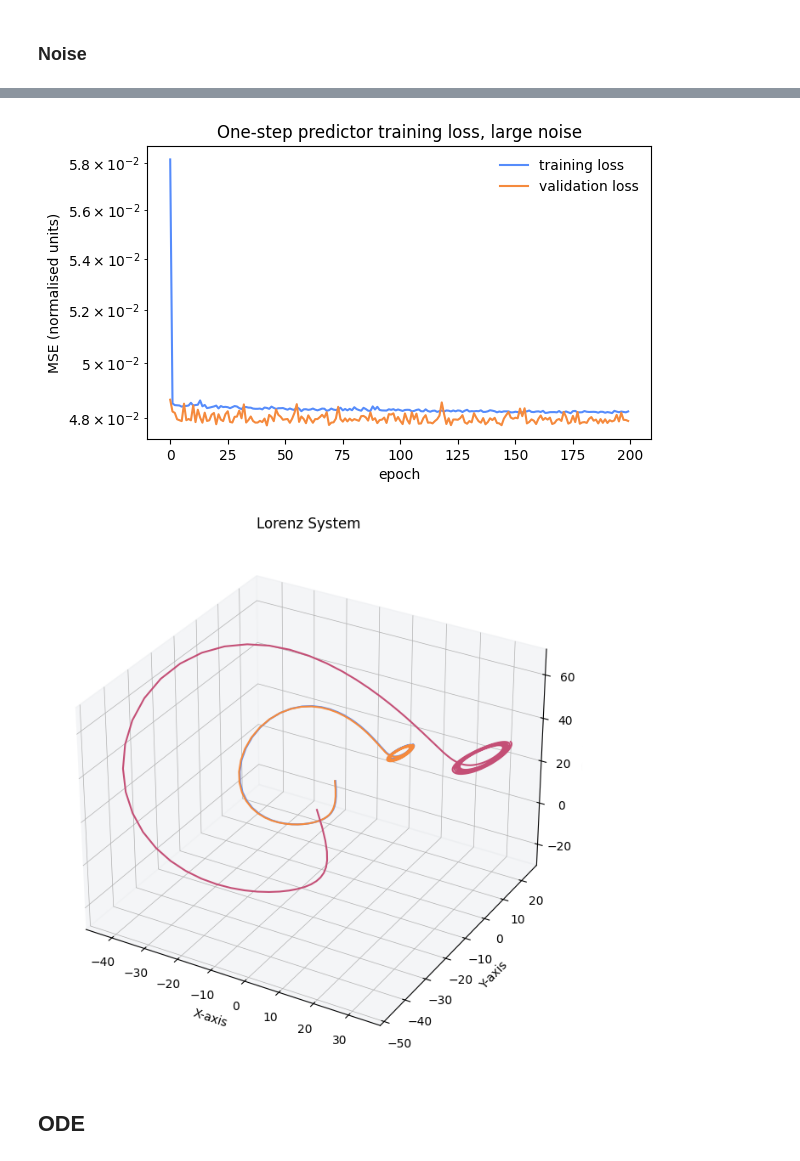
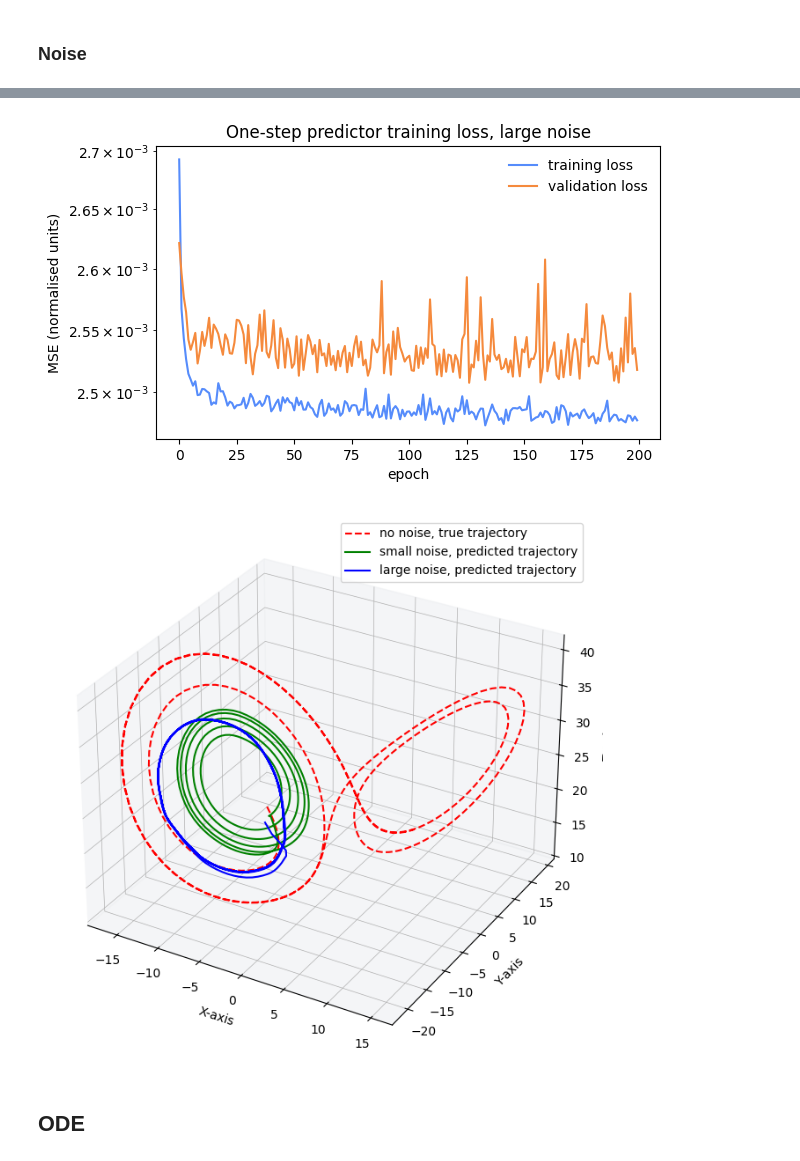
Before and after one commit to CosmicHitchhiker/ds_astro_2026s, a Jupyter notebook: ex9/exercise9.ipynb, the cells around one changed output, grey strips where cells are left out. Saved outputs shown, nothing was run; the diff lists cells and outputs as text; code cells hidden in the pictures.

```diff
--- a/ex9/exercise9.ipynb
+++ b/ex9/exercise9.ipynb
@@ -474,6 +473,6 @@ Now we repeat all of the steps for MLP, but our training data
 # %%
 small_noise = 1e-1
-large_noise = 10
+large_noise = 1
 
 train_loader_sn, val_loader_sn, traj_train_sn, traj_test_sn, mins_sn, maxs_sn = setup_training_dataset(solutions3, small_noise)
 train_loader_ln, val_loader_ln, traj_train_ln, traj_test_ln, mins_ln, maxs_ln = setup_training_dataset(solutions3, large_noise)
@@ -562,15 +583,15 @@ ax.set_ylabel("MSE (normalised units)")
 ax.set_title("One-step predictor training loss, large noise")
 plt.show()
 # %% [output]
-[figure, old version]
+[figure, new version]
 # %%
 global_target_minvals = np.array([-1,-1,0])
 global_target_maxvals = np.array([1,1,2])
 
-true_i_normalized_sn = traj_test[3]
+true_i_normalized_sn = traj_test_sn[3]
 pred_i_normalized_sn = rollout(model_sn, true_i_normalized_sn[1], 400 - 2)
 
-true_i_normalized_ln = traj_test[3]
+true_i_normalized_ln = traj_test_ln[3]
 pred_i_normalized_ln = rollout(model_ln, true_i_normalized_ln[1], 400 - 2)
 
 true_i_physical_sn = denormalize(true_i_normalized_sn, mins_sn, maxs_sn, global_target_minvals, global_target_maxvals)
@@ -582,22 +603,23 @@ pred_i_physical_ln = denormalize(pred_i_normalized_ln, mins_ln, maxs_ln, global_
 # %%
 fig = plt.figure(figsize=(10, 8))
 ax = fig.add_subplot(111, projection = '3d')
-# ax.plot(pred_i_physical.T[0], pred_i_physical.T[1], pred_i_physical.T[2])
-ax.plot(true_i_physical.T[0], true_i_physical.T[1], true_i_physical.T[2])
+# ax.plot(pred_i_physical.T[0], pred_i_physical.T[1], pred_i_physical.T[2], ls='-', color='r', label='no noise')
+ax.plot(true_i_physical.T[0], true_i_physical.T[1], true_i_physical.T[2], ls='--', color='r', label='no noise, true trajectory')
 
-# ax.plot(pred_i_physical_sn.T[0], pred_i_physical_sn.T[1], pred_i_physical_sn.T[2])
-ax.plot(true_i_physical_sn.T[0], true_i_physical_sn.T[1], true_i_physical_sn.T[2])
+ax.plot(pred_i_physical_sn.T[0], pred_i_physical_sn.T[1], pred_i_physical_sn.T[2], ls='-', color='g', label='small noise, predicted trajectory')
+# ax.plot(true_i_physical_sn.T[0], true_i_physical_sn.T[1], true_i_physical_sn.T[2], ls='--', color='g')
 
-# ax.plot(pred_i_physical_ln.T[0], pred_i_physical_ln.T[1], pred_i_physical_ln.T[2])
-ax.plot(true_i_physical_ln.T[0], true_i_physical_ln.T[1], true_i_physical_ln.T[2])
+ax.plot(pred_i_physical_ln.T[0], pred_i_physical_ln.T[1], pred_i_physical_ln.T[2], ls='-', color='b', label='large noise, predicted trajectory')
+# ax.plot(true_i_physical_ln.T[0], true_i_physical_ln.T[1], true_i_physical_ln.T[2], ls='--', color='b')
 
 ax.set_xlabel('X-axis')
 ax.set_ylabel('Y-axis')
 ax.set_zlabel('Z-axis')
-ax.set_title('Lorenz System')
+# ax.set_title('Lorenz System')
+plt.legend()
 plt.show()
 # %% [output]
-[figure, old version]
+[figure, new version]
 # %% [markdown]
 ## ODE
 # %%
```
Also changed, not shown: parts of 32 cells of this notebook.
